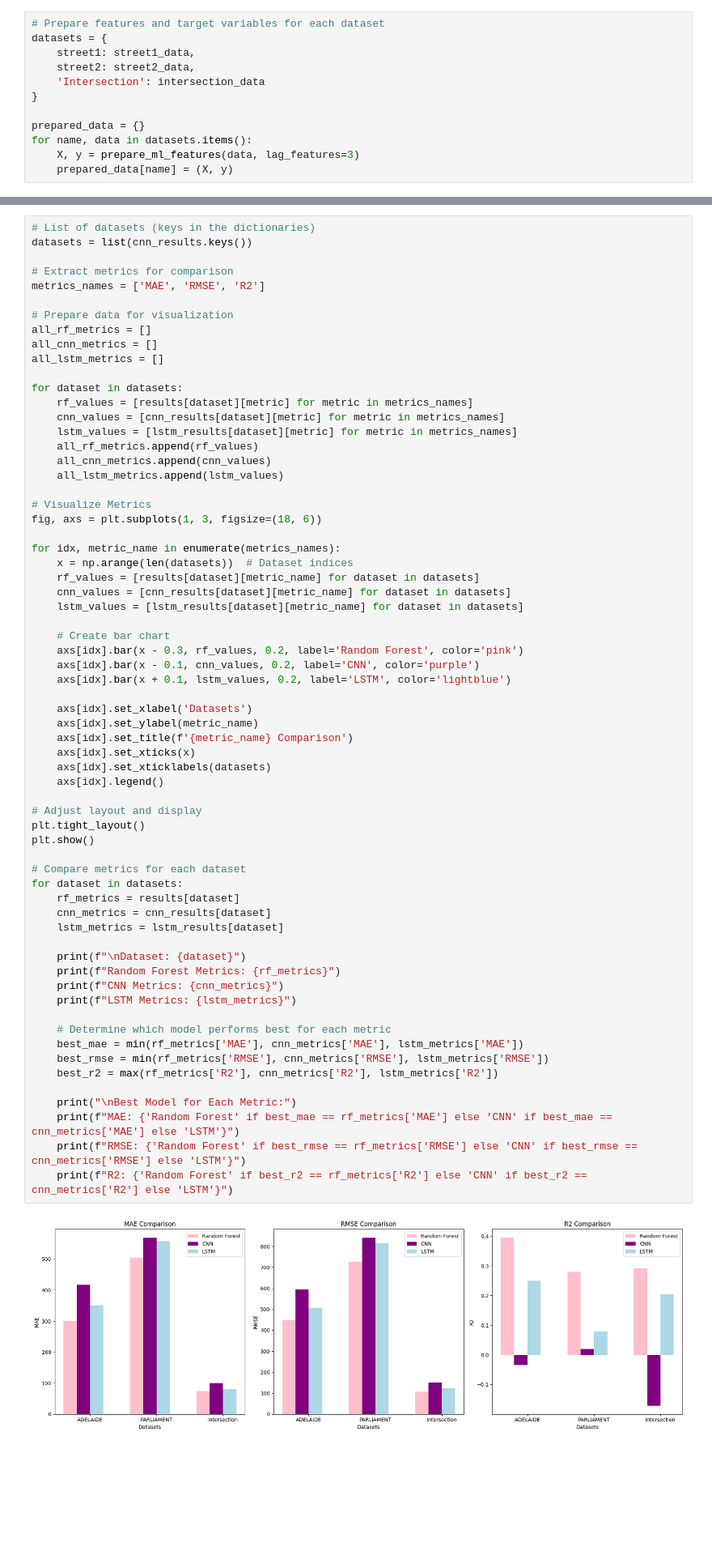
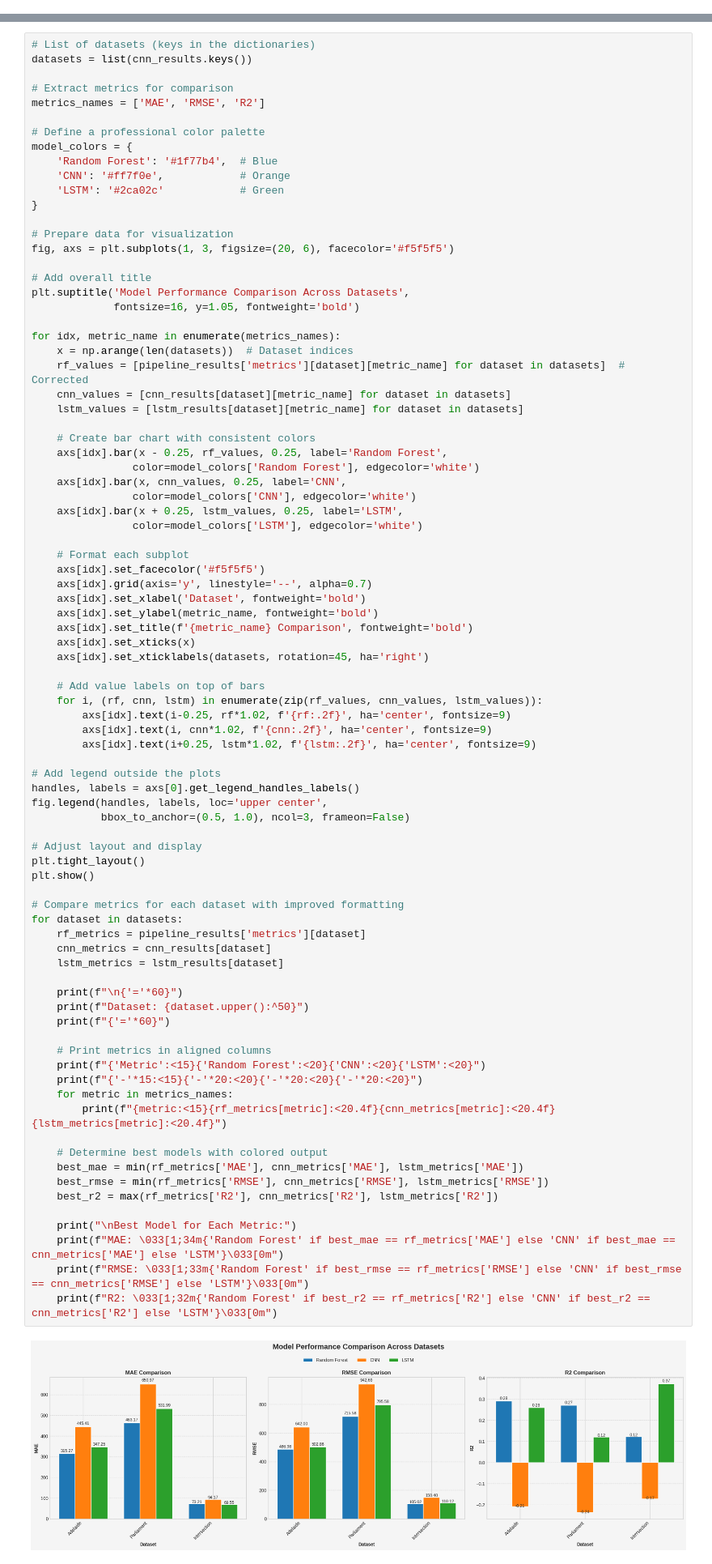
Before and after one commit to AndrewBliss4/CS4442, a Jupyter notebook: 4442_final_proj.ipynb, the cells around one changed output, grey strips where cells are left out. Shown at 81% size. Cells and saved outputs as stored; diff of their text form; blank space fills up the shorter version.

```diff
--- a/4442_final_proj.ipynb
+++ b/4442_final_proj.ipynb
@@ -603,12 +1037,0 @@ def predict_future_periods_for_all(models, scalers, datasets, periods=7):
-# %%
-# Prepare features and target variables for each dataset
-datasets = {
-    street1: street1_data,
-    street2: street2_data,
-    'Intersection': intersection_data
-}
-
-prepared_data = {}
-for name, data in datasets.items():
-    X, y = prepare_ml_features(data, lag_features=3)
-    prepared_data[name] = (X, y)
@@ -895,64 +1862,83 @@ datasets = list(cnn_results.keys())
 
 # Extract metrics for comparison
 metrics_names = ['MAE', 'RMSE', 'R2']
 
+# Define a professional color palette
+model_colors = {
+    'Random Forest': '#1f77b4',  # Blue
+    'CNN': '#ff7f0e',            # Orange
+    'LSTM': '#2ca02c'            # Green
+}
+
 # Prepare data for visualization
-all_rf_metrics = []
-all_cnn_metrics = []
-all_lstm_metrics = []
+fig, axs = plt.subplots(1, 3, figsize=(20, 6), facecolor='#f5f5f5')
 
-for dataset in datasets:
-    rf_values = [results[dataset][metric] for metric in metrics_names]
-    cnn_values = [cnn_results[dataset][metric] for metric in metrics_names]
-    lstm_values = [lstm_results[dataset][metric] for metric in metrics_names]
-    all_rf_metrics.append(rf_values)
-    all_cnn_metrics.append(cnn_values)
-    all_lstm_metrics.append(lstm_values)
-
-# Visualize Metrics
-fig, axs = plt.subplots(1, 3, figsize=(18, 6))
+# Add overall title
+plt.suptitle('Model Performance Comparison Across Datasets',
+             fontsize=16, y=1.05, fontweight='bold')
 
 for idx, metric_name in enumerate(metrics_names):
     x = np.arange(len(datasets))  # Dataset indices
-    rf_values = [results[dataset][metric_name] for dataset in datasets]
+    rf_values = [pipeline_results['metrics'][dataset][metric_name] for dataset in datasets]  # Corrected
     cnn_values = [cnn_results[dataset][metric_name] for dataset in datasets]
     lstm_values = [lstm_results[dataset][metric_name] for dataset in datasets]
 
-    # Create bar chart
-    axs[idx].bar(x - 0.3, rf_values, 0.2, label='Random Forest', color='pink')
-    axs[idx].bar(x - 0.1, cnn_values, 0.2, label='CNN', color='purple')
-    axs[idx].bar(x + 0.1, lstm_values, 0.2, label='LSTM', color='lightblue')
+    # Create bar chart with consistent colors
+    axs[idx].bar(x - 0.25, rf_values, 0.25, label='Random Forest',
+                color=model_colors['Random Forest'], edgecolor='white')
+    axs[idx].bar(x, cnn_values, 0.25, label='CNN',
+                color=model_colors['CNN'], edgecolor='white')
+    axs[idx].bar(x + 0.25, lstm_values, 0.25, label='LSTM',
+                color=model_colors['LSTM'], edgecolor='white')
 
-    axs[idx].set_xlabel('Datasets')
-    axs[idx].set_ylabel(metric_name)
-    axs[idx].set_title(f'{metric_name} Comparison')
+    # Format each subplot
+    axs[idx].set_facecolor('#f5f5f5')
+    axs[idx].grid(axis='y', linestyle='--', alpha=0.7)
+    axs[idx].set_xlabel('Dataset', fontweight='bold')
+    axs[idx].set_ylabel(metric_name, fontweight='bold')
+    axs[idx].set_title(f'{metric_name} Comparison', fontweight='bold')
     axs[idx].set_xticks(x)
-    axs[idx].set_xticklabels(datasets)
-    axs[idx].legend()
+    axs[idx].set_xticklabels(datasets, rotation=45, ha='right')
+
+    # Add value labels on top of bars
+    for i, (rf, cnn, lstm) in enumerate(zip(rf_values, cnn_values, lstm_values)):
+        axs[idx].text(i-0.25, rf*1.02, f'{rf:.2f}', ha='center', fontsize=9)
+        axs[idx].text(i, cnn*1.02, f'{cnn:.2f}', ha='center', fontsize=9)
+        axs[idx].text(i+0.25, lstm*1.02, f'{lstm:.2f}', ha='center', fontsize=9)
+
+# Add legend outside the plots
+handles, labels = axs[0].get_legend_handles_labels()
+fig.legend(handles, labels, loc='upper center',
+           bbox_to_anchor=(0.5, 1.0), ncol=3, frameon=False)
 
 # Adjust layout and display
 plt.tight_layout()
 plt.show()
 
-# Compare metrics for each dataset
+# Compare metrics for each dataset with improved formatting
 for dataset in datasets:
-    rf_metrics = results[dataset]
+    rf_metrics = pipeline_results['metrics'][dataset]
     cnn_metrics = cnn_results[dataset]
     lstm_metrics = lstm_results[dataset]
 
-    print(f"\nDataset: {dataset}")
-    print(f"Random Forest Metrics: {rf_metrics}")
-    print(f"CNN Metrics: {cnn_metrics}")
-    print(f"LSTM Metrics: {lstm_metrics}")
+    print(f"\n{'='*60}")
+    print(f"Dataset: {dataset.upper():^50}")
+    print(f"{'='*60}")
 
-    # Determine which model performs best for each metric
+    # Print metrics in aligned columns
+    print(f"{'Metric':<15}{'Random Forest':<20}{'CNN':<20}{'LSTM':<20}")
+    print(f"{'-'*15:<15}{'-'*20:<20}{'-'*20:<20}{'-'*20:<20}")
+    for metric in metrics_names:
+        print(f"{metric:<15}{rf_metrics[metric]:<20.4f}{cnn_metrics[metric]:<20.4f}{lstm_metrics[metric]:<20.4f}")
+
+    # Determine best models with colored output
     best_mae = min(rf_metrics['MAE'], cnn_metrics['MAE'], lstm_metrics['MAE'])
     best_rmse = min(rf_metrics['RMSE'], cnn_metrics['RMSE'], lstm_metrics['RMSE'])
     best_r2 = max(rf_metrics['R2'], cnn_metrics['R2'], lstm_metrics['R2'])
 
     print("\nBest Model for Each Metric:")
-    print(f"MAE: {'Random Forest' if best_mae == rf_metrics['MAE'] else 'CNN' if best_mae == cnn_metrics['MAE'] else 'LSTM'}")
-    print(f"RMSE: {'Random Forest' if best_rmse == rf_metrics['RMSE'] else 'CNN' if best_rmse == cnn_metrics['RMSE'] else 'LSTM'}")
-    print(f"R2: {'Random Forest' if best_r2 == rf_metrics['R2'] else 'CNN' if best_r2 == cnn_metrics['R2'] else 'LSTM'}")
+    print(f"MAE: \033[1;34m{'Random Forest' if best_mae == rf_metrics['MAE'] else 'CNN' if best_mae == cnn_metrics['MAE'] else 'LSTM'}\033[0m")
+    print(f"RMSE: \033[1;33m{'Random Forest' if best_rmse == rf_metrics['RMSE'] else 'CNN' if best_rmse == cnn_metrics['RMSE'] else 'LSTM'}\033[0m")
+    print(f"R2: \033[1;32m{'Random Forest' if best_r2 == rf_metrics['R2'] else 'CNN' if best_r2 == cnn_metrics['R2'] else 'LSTM'}\033[0m")
 # %% [output]
-[figure, old version]
+[figure, new version]
```
Also changed, not shown: parts of 34 cells of this notebook.
